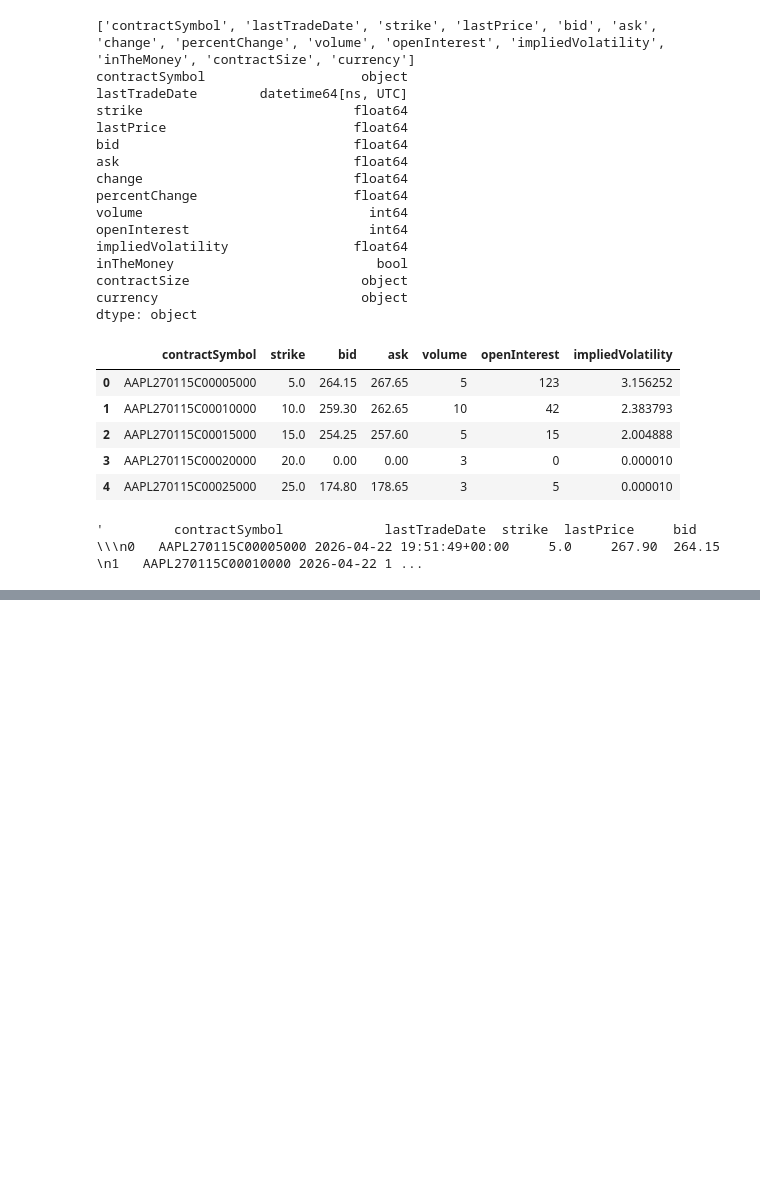
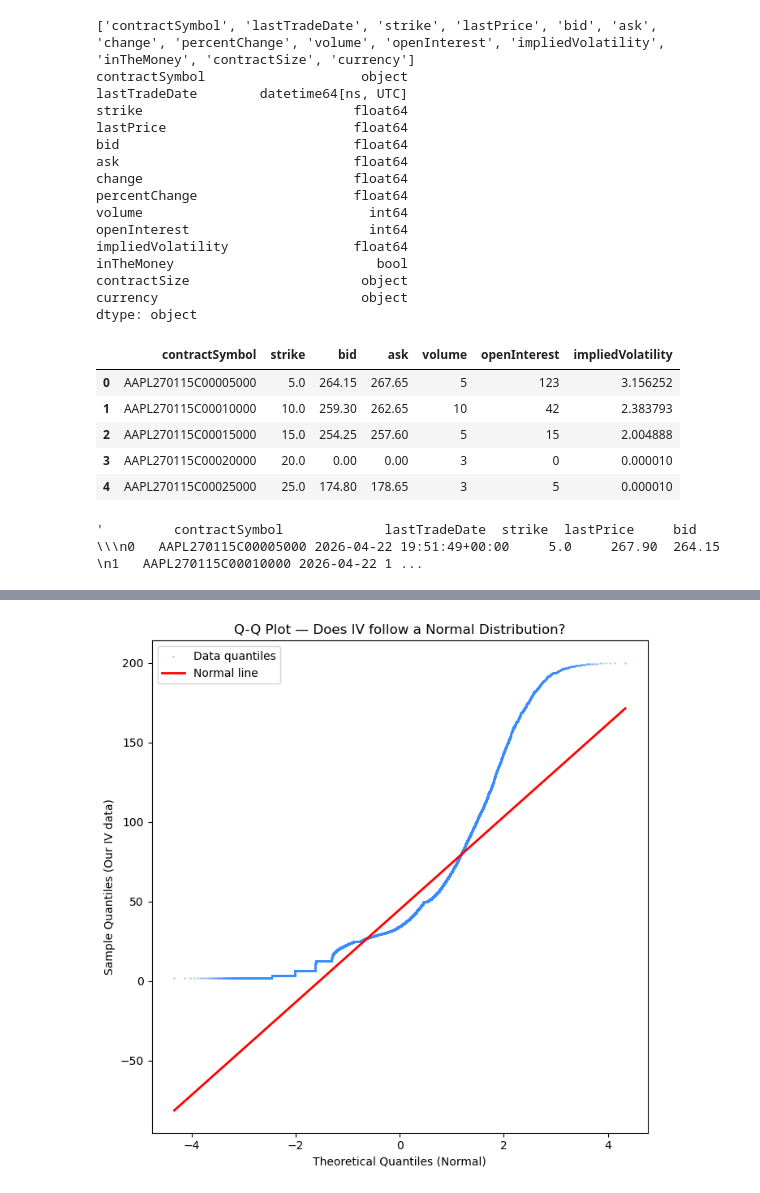
Before and after one commit to luislimon12/appl-catalyst-intelligence, a Jupyter notebook: notebooks/01_yfinance_data_check.ipynb, the cells around one changed output, grey strips where cells are left out. Drawn from its saved outputs; the diff is of its cells as text; code cells hidden in the pictures; blank space fills up the shorter version.

Commit message:
Session 4: OHLC tracking, layout fixes, pipeline fixes, performance caching

```diff
--- a/notebooks/01_yfinance_data_check.ipynb
+++ b/notebooks/01_yfinance_data_check.ipynb
@@ -77,0 +150,23 @@ str(calls_df)
+# %%
+fig, ax = plt.subplots(figsize=(7, 7))  ## square format — Q-Q plots read better as squares
+
+(osm, osr), (slope, intercept, r) = stats.probplot(iv, dist="norm")
+## osm = theoretical quantiles from normal distribution
+## osr = actual quantiles from our data
+## slope/intercept = the reference diagonal line parameters
+
+ax.scatter(osm, osr, color="#388bfd", alpha=0.3, s=1, label="Data quantiles")
+## plot observed vs theoretical — if normal, these would sit on the diagonal
+
+ax.plot(osm, slope * np.array(osm) + intercept, color="red", linewidth=2, label="Normal line")
+## the diagonal reference line — points above it = heavier right tail than normal
+
+ax.set_title("Q-Q Plot — Does IV follow a Normal Distribution?")
+ax.set_xlabel("Theoretical Quantiles (Normal)")
+ax.set_ylabel("Sample Quantiles (Our IV data)")
+ax.legend()
+plt.tight_layout()
+plt.show()
+                             ## show legend
+# %% [output]
+[figure, added]
```
Also changed, not shown: parts of 18 cells of this notebook, 12 other files.
